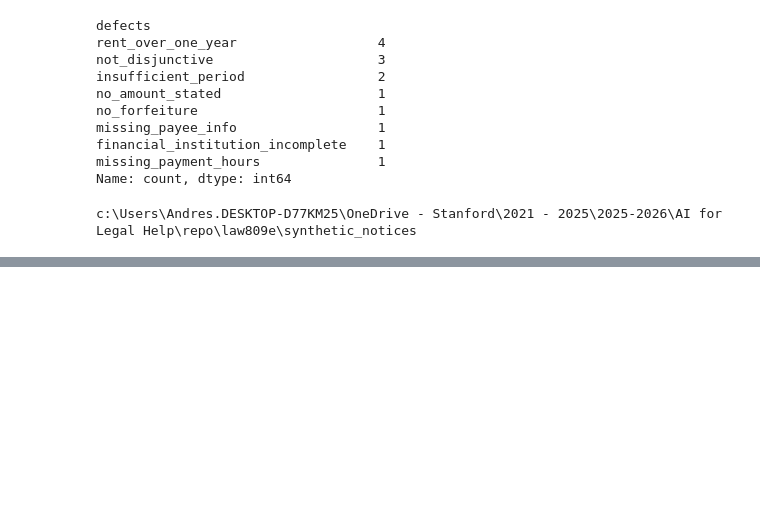
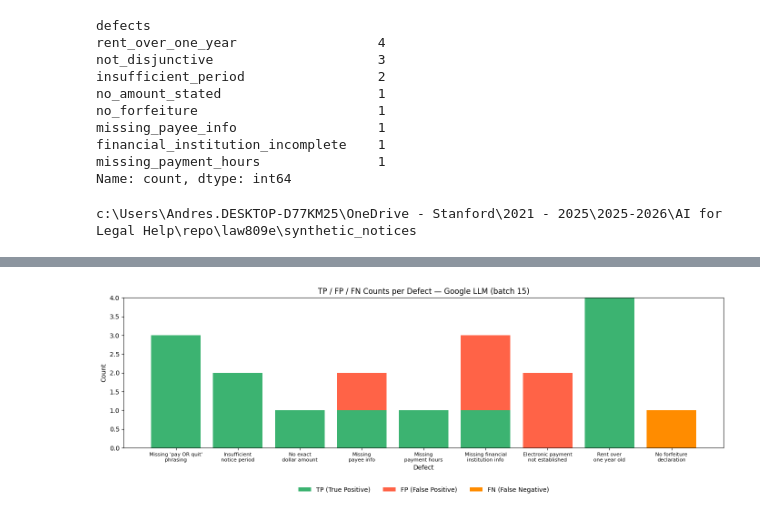
Before and after one commit to afsuarezg/law809e, a Jupyter notebook: synthetic_notices/visualize_batch_15_notices.ipynb, the cells around one changed output, grey strips where cells are left out. Saved outputs shown, nothing was run; the diff lists cells and outputs as text; code cells hidden in the pictures; blank space fills up the shorter version.

```diff
--- a/synthetic_notices/visualize_batch_15_notices.ipynb
+++ b/synthetic_notices/visualize_batch_15_notices.ipynb
@@ -129,0 +214,24 @@ c:\Users\Andres.DESKTOP-D77KM25\OneDrive - Stanford\2021 - 2025\2025-2026\AI for
+# %%
+# --- Chart 2: TP / FP / FN Counts per Defect (stacked bar chart) ---
+
+tp_vals = [per_defect[d]["tp"] for d in defect_ids]
+fp_vals = [per_defect[d]["fp"] for d in defect_ids]
+fn_vals = [per_defect[d]["fn"] for d in defect_ids]
+
+fig, ax = plt.subplots(figsize=(14, 5))
+
+ax.bar(defect_labels, tp_vals, label="TP (True Positive)",  color="mediumseagreen")
+ax.bar(defect_labels, fp_vals, label="FP (False Positive)", color="tomato",        bottom=tp_vals)
+ax.bar(defect_labels, fn_vals, label="FN (False Negative)", color="darkorange",
+       bottom=[tp + fp for tp, fp in zip(tp_vals, fp_vals)])
+
+ax.set_xlabel("Defect")
+ax.set_ylabel("Count")
+ax.set_title("TP / FP / FN Counts per Defect — Google LLM (batch 15)")
+ax.tick_params(axis="x", labelsize=8)
+ax.legend(loc="upper center", bbox_to_anchor=(0.5, -0.22), ncol=3, frameon=False)
+
+plt.tight_layout()
+plt.show()
+# %% [output]
+[figure, added]
```
Also changed, not shown: parts of 8 cells of this notebook.
